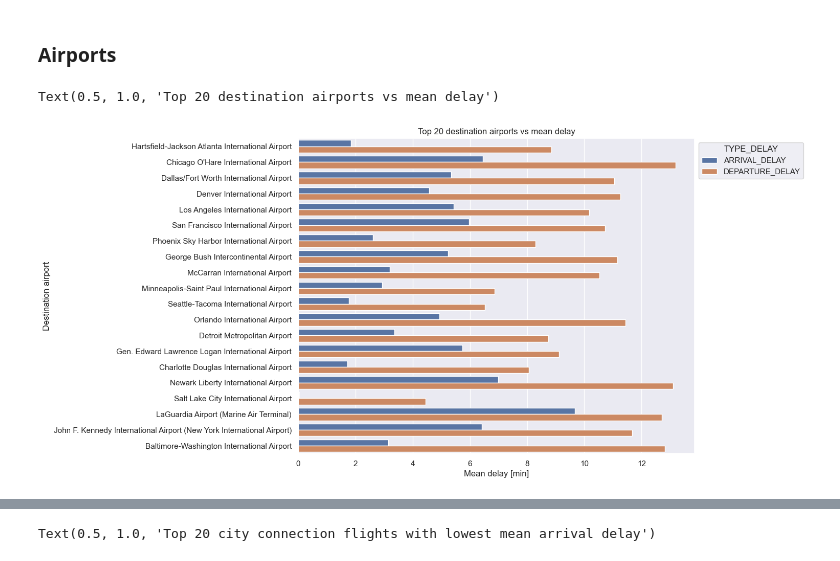
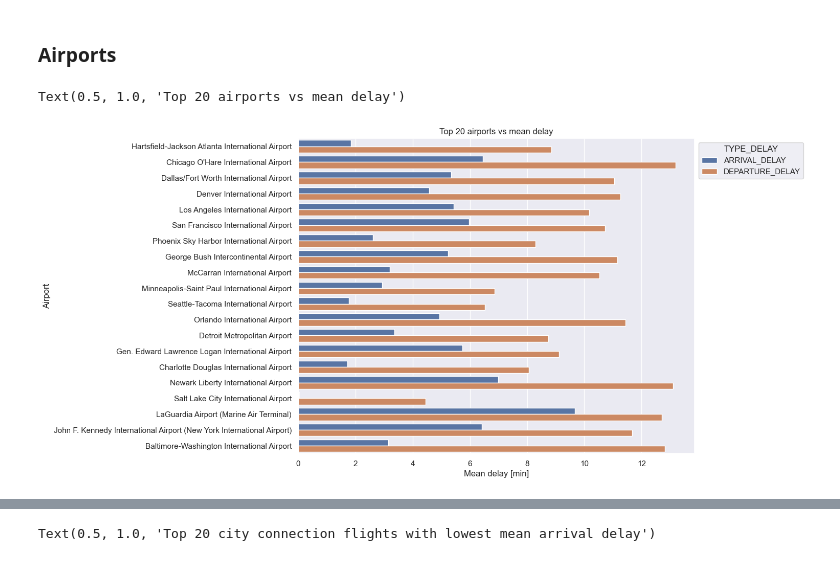
Before and after one commit to cezaryjanuszek/FlightDelays_prediction, a Jupyter notebook: Exploratory_Data_Analysis.ipynb, the cells around one changed output, grey strips where cells are left out. Drawn from its saved outputs; the diff is of its cells as text; code cells hidden in the pictures.

```diff
--- a/Exploratory_Data_Analysis.ipynb
+++ b/Exploratory_Data_Analysis.ipynb
@@ -249,26 +246,26 @@ flights_df['CITY_CONNECTION'] = flights_df['ORIGIN_CITY'] + ' - ' + flights_df['
 # %%
 # Plot the mean arrival vs departure delay time for the top 20 destinations airports
 # actually the top 20 airports is the same for both departures and destinations as only San Fransisco and Phoenix Sky HArbor change places in both rankings
 
 # Mean arrival delay of the top 20 arrival airports
 flight_airport_count = flights_df.groupby('DESTINATION_AIRPORT')['SCHEDULED_DEPARTURE'].count().sort_values(ascending=False).head(20)
 airport_mean_arrival_delay = flights_df.groupby('DESTINATION_AIRPORT')['ARRIVAL_DELAY'].mean()
 airport_mean_arrival_delay = airport_mean_arrival_delay.loc[flight_airport_count.index]
 
 # Mean departure delay of the top 20 arrival airports
 airport_mean_departure_delay = flights_df.groupby('ORIGIN_AIRPORT')['DEPARTURE_DELAY'].mean()
 airport_mean_departure_delay = airport_mean_departure_delay.loc[flight_airport_count.index]
 
 airport_mean_delay = pd.DataFrame(airport_mean_arrival_delay).join(airport_mean_departure_delay, how='inner')
 airport_mean_delay = airport_mean_delay.stack().reset_index(level=1)
 airport_mean_delay.columns = ['TYPE_DELAY', 'Value']
 
 # Plot mean departure vs arrival delay by airports from top 20 destinations
 ax = sns.barplot(airport_mean_delay, x='Value', y=airport_mean_delay.index, hue='TYPE_DELAY')
 sns.move_legend(ax, 'upper left', bbox_to_anchor=(1,1))
 plt.xlabel('Mean delay [min]')
-plt.ylabel('Destination airport')
-plt.title('Top 20 destination airports vs mean delay')
+plt.ylabel('Airport')
+plt.title('Top 20 airports vs mean delay')
 # %% [output]
-Text(0.5, 1.0, 'Top 20 destination airports vs mean delay')
+Text(0.5, 1.0, 'Top 20 airports vs mean delay')
-[figure, old version]
+[figure, new version]
```
Also changed, not shown: parts of 4 cells of this notebook, 2 other files.
